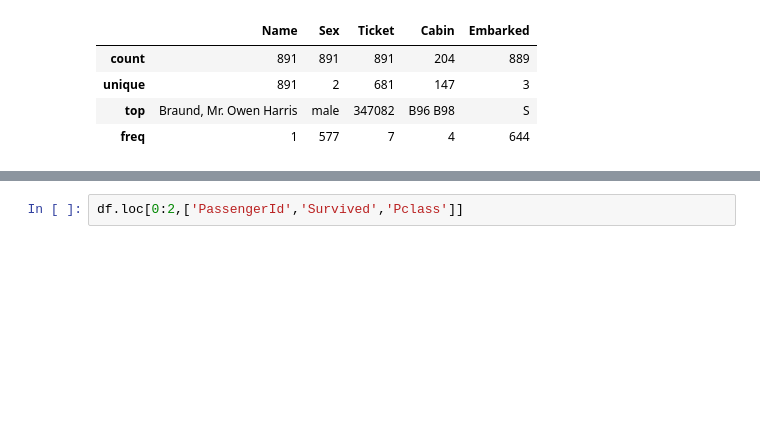
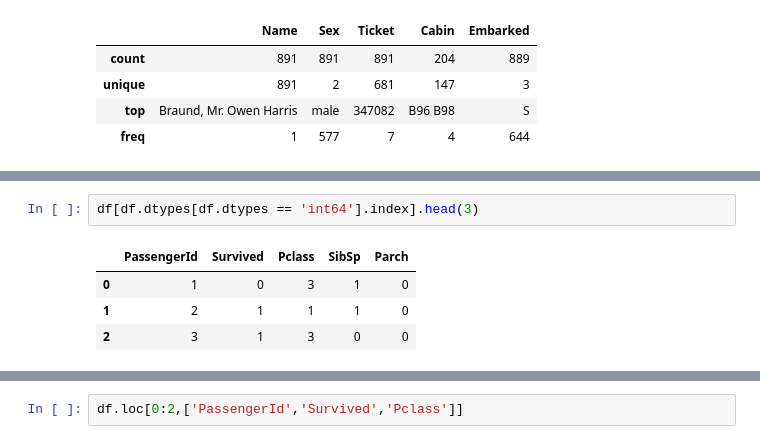
Before and after one commit to vipin0761/Data_Science, a Jupyter notebook: pandas_part_1.ipynb, the cells around one changed output, grey strips where cells are left out. Cells and saved outputs as stored; diff of their text form; blank space fills up the shorter version.

```diff
--- a/pandas_part_1.ipynb
+++ b/pandas_part_1.ipynb
@@ -530,0 +122,7 @@ df.iloc[0:2,[0,1,2]]
+# %%
+df[df.dtypes[df.dtypes == 'int64'].index].head(3)
+# %% [output]
+|  | PassengerId | Survived | Pclass | SibSp | Parch |
+| 0 | 1 | 0 | 3 | 1 | 0 |
+| 1 | 2 | 1 | 1 | 1 | 0 |
+| 2 | 3 | 1 | 3 | 0 | 0 |
```
Also changed, not shown: parts of 53 cells of this notebook.
